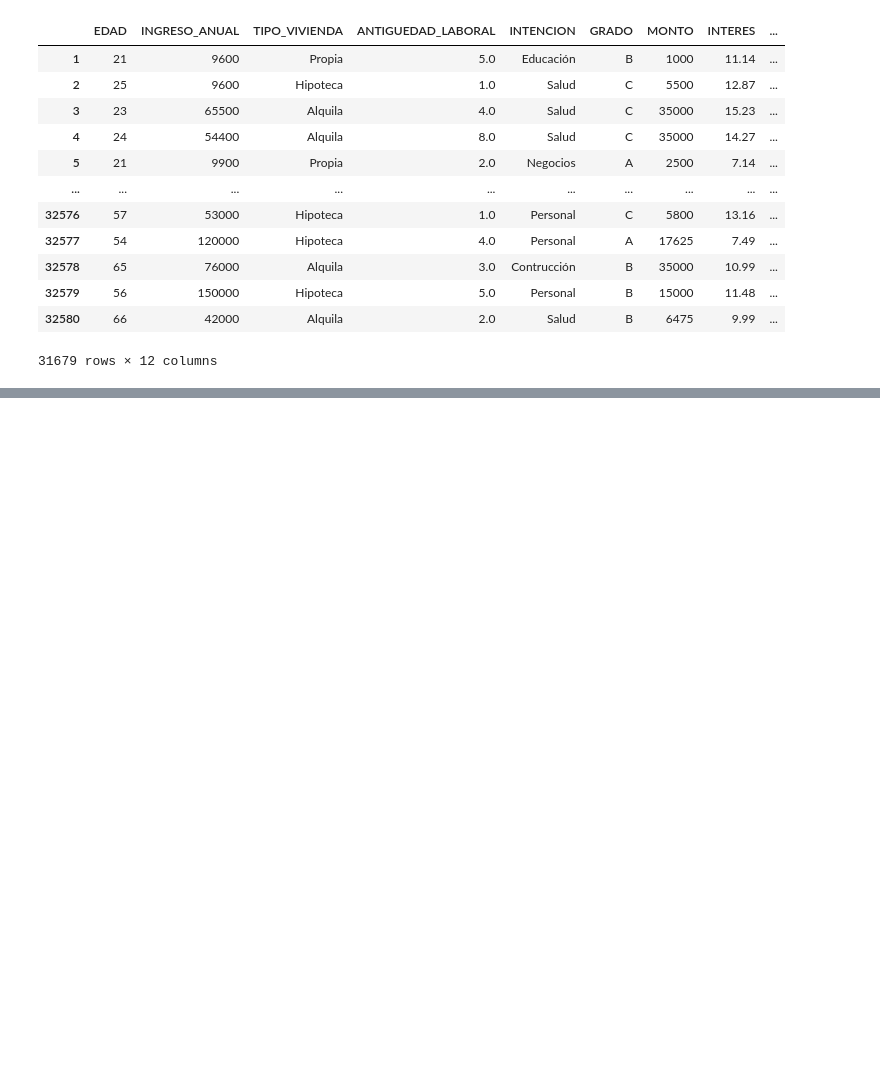
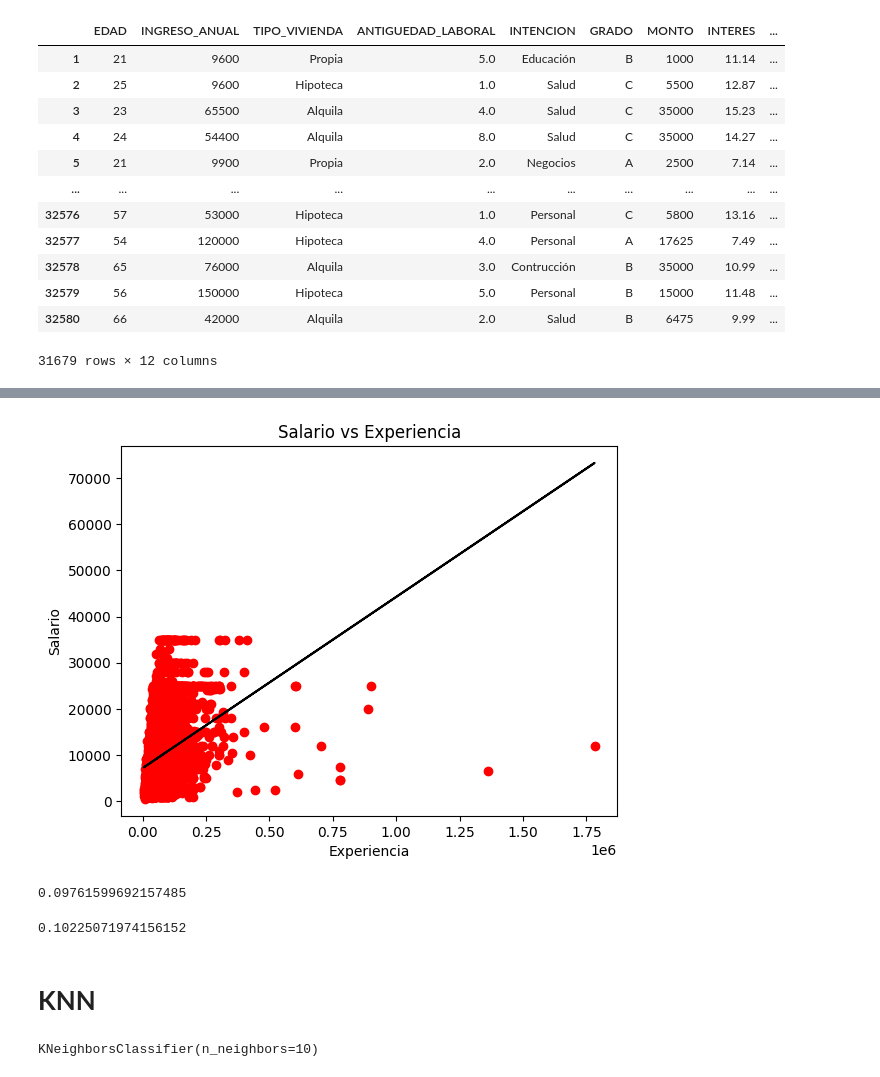
Before and after one commit to melirandazzo/trabajo_ciencia_datos, a Jupyter notebook: ProyectoDS_ParteI_Randazzo.ipynb, the cells around one changed output, grey strips where cells are left out. Cells and saved outputs as stored; diff of their text form; code cells hidden in the pictures; blank space fills up the shorter version.

```diff
--- a/ProyectoDS_ParteI_Randazzo.ipynb
+++ b/ProyectoDS_ParteI_Randazzo.ipynb
@@ -412,0 +471,37 @@ df
+# %%
+#Visualización de los datos de prueba
+viz_test = plt
+viz_test.scatter(X_test, y_test, color = 'red')
+viz_test.plot(X_test, regressor.predict(X_test), color = 'black')
+viz_test.title('Salario vs Experiencia')
+viz_test.xlabel('Experiencia')
+viz_test.ylabel('Salario')
+viz_test.show()
+# %% [output]
+[figure, added]
+# %%
+#Score del modelo en entrenamiento
+regressor.score(X_train, y_train)
+# %% [output]
+0.09761599692157485
+# %%
+#Score del modelo en testeo
+regressor.score(X_test, y_test)
+# %% [output]
+0.10225071974156152
+# %% [markdown]
+# **KNN**
+# %%
+X = df[['INGRESO_ANUAL', 'MONTO']]
+y = df['HISTORIAL_CUMPLIMIENTO'].replace({'N':0, 'Y':1})
+
+# Importar las librerias del modelo
+from sklearn.neighbors import KNeighborsClassifier
+
+# Crear la instancia del modelo
+clf = KNeighborsClassifier(n_neighbors=10)
+
+# Entrenar el modelo con los datos y la etiqueta
+clf.fit(X, y)
+# %% [output]
+KNeighborsClassifier(n_neighbors=10)
```
Also changed, not shown: parts of 12 cells of this notebook.
